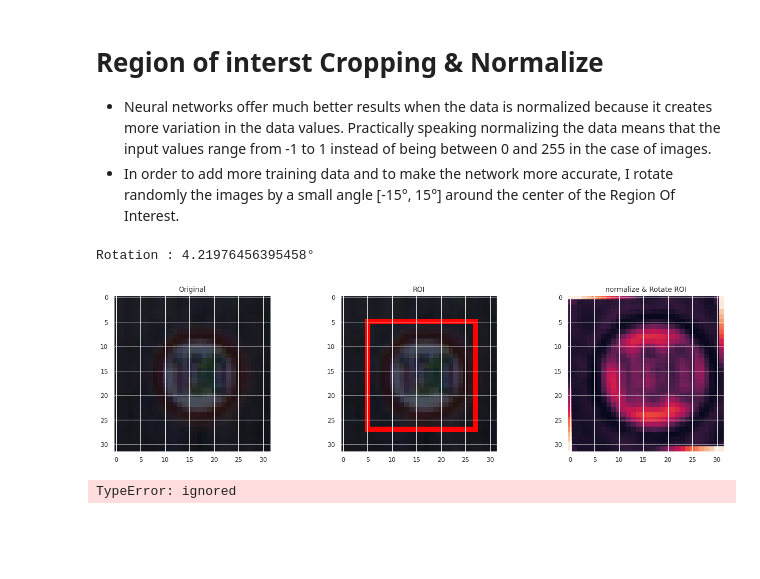
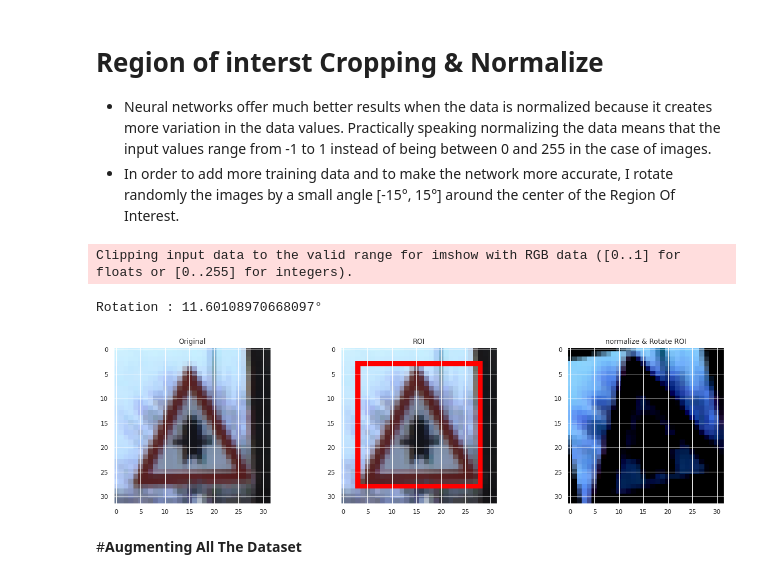
Before and after one commit to oussama95boussaid/Traffic-Sign-Recognition-Classifier-Project, a Jupyter notebook: Traffic_Sign_Classifier.ipynb, the cells around one changed output. Saved outputs shown, nothing was run; the diff lists cells and outputs as text; code cells hidden in the pictures; blank space fills up the shorter version.

Commit message:
trainig modul

```diff
--- a/Traffic_Sign_Classifier.ipynb
+++ b/Traffic_Sign_Classifier.ipynb
@@ -178,7 +196,7 @@ def rectifyCoords(nb, sizes, coords):
                           int(coords[j][2]*x_ratio), int(coords[j][3]*y_ratio)))
     return rectified
 
-#resize image size
+#resize image
 def resizeSize(img, x=32, y=32):
     return cv2.resize(img,(x, y), interpolation = cv2.INTER_CUBIC).astype(np.uint8)
 
@@ -219,17 +237,18 @@ def transform_img(img_in):
     return img_out[:,:,0]
 
 #Augmenting function
-def augment_img(id_img):
+def augment_img(img,ROI):
     #crop ROI
-    crop_ROI = crop(X_train[id_img], rectified_train_coords[id_img])
+    crop_ROI = crop(img, ROI)
     #Resize ROI (32,32)
     Resized_ROI=resizeSize(crop_ROI)
     #grayscale ROI
-    Gray_ROI=cv2.cvtColor(Resized_ROI, cv2.COLOR_BGR2GRAY)
+    # Gray_ROI=cv2.cvtColor(Resized_ROI, cv2.COLOR_BGR2GRAY)
     #normalize ROI
-    normalize_ROI=normalize_features_pos(Gray_ROI)
+    normalize_ROI=normalize_features_pos(Resized_ROI)
     #Rotate ROI by a small angle [-15°, 15°]
-    rotated_ROI = rotateImage(normalize_ROI, rectified_train_coords[id_img], verbose=1)
+    rotated_ROI = rotateImage(normalize_ROI,ROI, verbose=1)
+
     return rotated_ROI
 
 #print Augmenting image
@@ -253,30 +272,11 @@ Augmenting functions defined.
 # %%
 i = someRandomImageId()
 #i=2010 max libel
-arguments = (('Original', X_train[i]), ('ROI', addROI(X_train[i], rectified_train_coords[i])),('normalize & Rotate ROI', augment_img(i)))
+arguments = (('Original', X_train[i]), ('ROI', addROI(X_train[i], rectified_train_coords[i])),('normalize & Rotate ROI', augment_img(X_train[i], rectified_train_coords[i])))
 plotAugmentation(arguments)
 # %% [output]
-Rotation : 4.21976456395458°
+Clipping input data to the valid range for imshow with RGB data ([0..1] for floats or [0..255] for integers).
+Rotation : 11.60108970668097°
-[figure, old version]
+[figure, new version]
-# %%
-# Transform all images and augment training datfa
-import time
-start_time = time.time()
-
-X_train_augmented = np.zeros(shape=(X_train.shape))
-X_valid_augmented = np.zeros(shape=(X_valid.shape))
-X_test_augmented = np.zeros(shape=(X_test.shape))
-y_train_augmented = y_train.copy()
-
-for i in range(0, n_train):
-    X_train_augmented[i] = augment_img(X_train[i], rectified_train_coords[i])
-
-for j in range(0, n_validation):
-    X_valid_augmented[j] = augment_img(X_valid[j], rectified_valid_coords[j])
-
-for k in range(0, n_test):
-    X_test_augmented[k] = normalize_features_pos(X_test[k])
-
-print("Dataset augmented in {} seconds.".format(time.time() - start_time))
-# %% [output]
-TypeError: ignored
+# %% [markdown]
+#**Augmenting All The Dataset**
```
Also changed, not shown: parts of 15 cells of this notebook.
